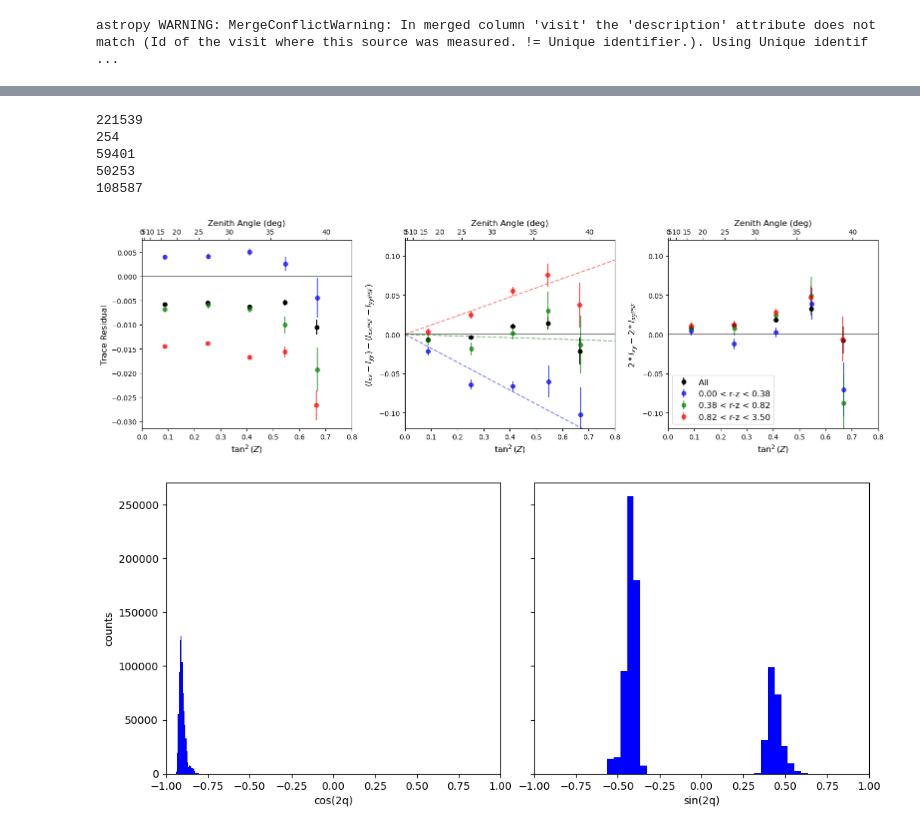
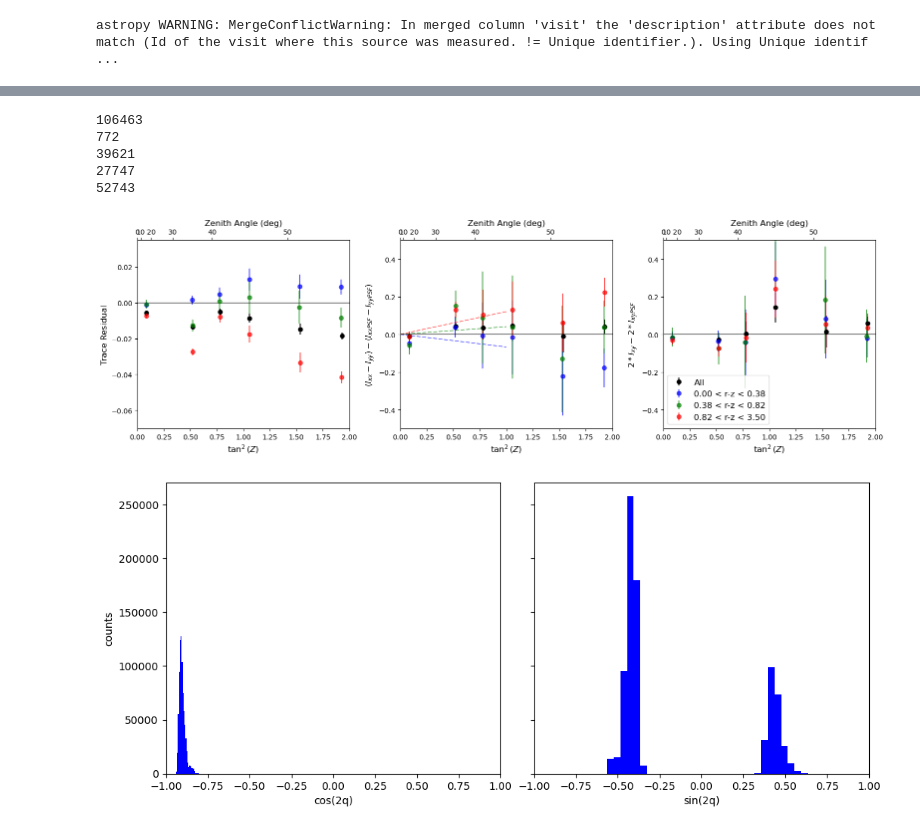
Before and after one commit to LSSTDESC/DifferentialCR, a Jupyter notebook: DCR2_in_DP1.ipynb, the cells around one changed output, grey strips where cells are left out. Saved outputs shown, nothing was run; the diff lists cells and outputs as text; code cells hidden in the pictures.

```diff
--- a/DCR2_in_DP1.ipynb
+++ b/DCR2_in_DP1.ipynb
@@ -191,6 +193,6 @@ plt.scatter(object_table['coord_ra'], object_table['coord_dec'], marker = '.', a
 # %%
 # Determine color cuts (defaults or play with your own)
-
+object_table['grColor'] = object_table['g_minus_r']
 mask = np.isnan(object_table['grColor'])
 print(min(object_table['grColor'][~mask]), max(object_table['grColor'][~mask]))
 
@@ -341,6 +343,15 @@ master = join(source_table, visit_table, keys = 'visit')
 # %% [output]
 WARNING: MergeConflictWarning: In merged column 'visit' the 'description' attribute does not match (Id of the visit where this source was measured. != Unique identifier.).  Using Unique identifier. fo ...
 astropy WARNING: MergeConflictWarning: In merged column 'visit' the 'description' attribute does not match (Id of the visit where this source was measured. != Unique identifier.). Using Unique identif ...
+# %%
+# %store -r master_sourced
+# master = master_sourced
+
+# master['ra_1'] = master['ra']
+# master['dec_1'] = master['dec']
+
+# object_table['rzColor'] = object_table['r_minus_z']
+object_table['giColor'] = object_table['g_minus_i']
 # %%
 # Add color columns from object_table to master by coordinate matching.
 # Uses search_around_sky for a fully vectorized cross-match (no iteration over master).
@@ -364,7 +375,8 @@ idx_master_unique = idx_master[keep]
 idx_obj_unique = idx_obj[keep]
 
 # Add color columns to master, NaN by default
-color_cols = ['grColor', 'giColor', 'rzColor', 'ugColor']
+# color_cols = ['grColor', 'giColor', 'rzColor', 'ugColor']
+color_cols = ['rzColor', 'giColor']
 for col in color_cols:
     col_data = np.full(len(master), np.nan)
     col_data[idx_master_unique] = np.array(object_table[col])[idx_obj_unique]
@@ -565,7 +564,7 @@ color_bin_edges = {1: [0.27, 0.38], 2: [0.38, 0.82], 3: [0.82, 3.5]}
 mpl.rcParams['axes.prop_cycle'] = cycler(color=['blue', 'green', 'red'])
 
 for band in 'ugrizy':
-    band_mask = ((master['band_1'] == band) *
+    band_mask = ((master['band'] == band) *
                 (master['raErr'] < 0.05/3600) *
                  (master['decErr'] < 0.05/3600) *
                  (master['psfFluxErr']/master['psfFlux'] > 0) *
@@ -715,7 +710,7 @@ color_bin_edges = {1: [0, 0.38], 2: [0.38, 0.82], 3: [0.82, 3.5]}
 
 colors = {1: 'blue',2:  'green', 3: 'red'}
 
-band_mask = ((master['band_1'] == 'g') *
+band_mask = ((master['band'] == 'g') *
                 (master['raErr'] < 0.05/3600) *
                  (master['decErr'] < 0.05/3600) *
                  (master['psfFluxErr']/master['psfFlux'] > 0) *
@@ -750,7 +745,7 @@ dT_T = (master['aaIxx'][band_mask] + master['aaIyy'][band_mask] - master['aaIxxP
 
 
 # bin_edges = np.array([5, 10, 15, 20, 25, 30, 35, 40, 45, 50, 55])
-bin_edges = np.linspace(0, 8, 6)/10
+bin_edges = np.linspace(0, 30, 10)/10
 
 
 mask = np.isnan(de1)
@@ -789,7 +784,7 @@ for i in [1, 2, 3]:
 
 
     # bin_edges = np.array([5, 10, 15, 20, 25, 30, 35, 40, 45, 50, 55])
-    bin_edges = np.linspace(0, 8, 6)/10
+    bin_edges = np.linspace(0, 30, 10)/10
 
 
     mask = np.isnan(dT_T)
@@ -816,44 +811,48 @@ for i in [1, 2, 3]:
 for ax_ in ax:
     ax_.axhline(0, c = 'k', alpha = 0.5)
     ax_.set_xlabel(r'$\tan^2(Z)$', fontsize = 12)
-    ax_.set_xlim(0, 0.8)
+    ax_.set_xlim(0, 2)
 
 # ax1.set_ylim(-4e-3, 4e-3)
 # ax2.set_ylim(-4e-3, 4e-3)
 
-ax1.set_ylim(-0.12,0.12)
-ax2.set_ylim(-0.12,0.12)
+# ax1.set_ylim(-0.12,0.12)
+# ax2.set_ylim(-0.12,0.12)
+
+
+ax1.set_ylim(-0.5,0.5)
+ax2.set_ylim(-0.5,0.5)
 
 def tan2(z):
     z = z * np.pi/180
     return (np.tan(z)**2)
 
 def arctan2(tan2):
     return np.arctan(np.sqrt(tan2)) * 180/np.pi
 
 for ax_ in ax:
     secax = ax_.secondary_xaxis(
         "top",
         functions=(arctan2, tan2))
 
     secax.set_xlabel("Zenith Angle (deg)", fontsize = 12)
 
 
 ax0.set_ylabel('Trace Residual', fontsize = 12)
 # ax1.set_ylabel(r'$\delta e_1$', fontsize = 12)
 # ax2.set_ylabel(r'$\delta e_2$', fontsize = 12)
 ax1.set_ylabel(r'$(I_{xx} - I_{yy}) - (I_{xxPSF} - I_{yyPSF})$', fontsize = 12)
 ax2.set_ylabel(r'$2*I_{xy} - 2*I_{xyPSF}$', fontsize = 12)
 ax2.legend(loc = 'lower left', fontsize = 12)
 
 fig.tight_layout()
 # %% [output]
-221539
-254
-59401
-50253
-108587
+106463
+772
+39621
+27747
+52743
-[figure, old version]
+[figure, new version]
 # %%
 # plt.hist(np.tan(master['zenithDistance'][band_mask]*np.pi/180)**2)
 fig, ax = plt.subplots(1, 2, sharey = True, figsize = (12, 5))
```
Also changed, not shown: parts of 8 cells of this notebook, 1 other file.
